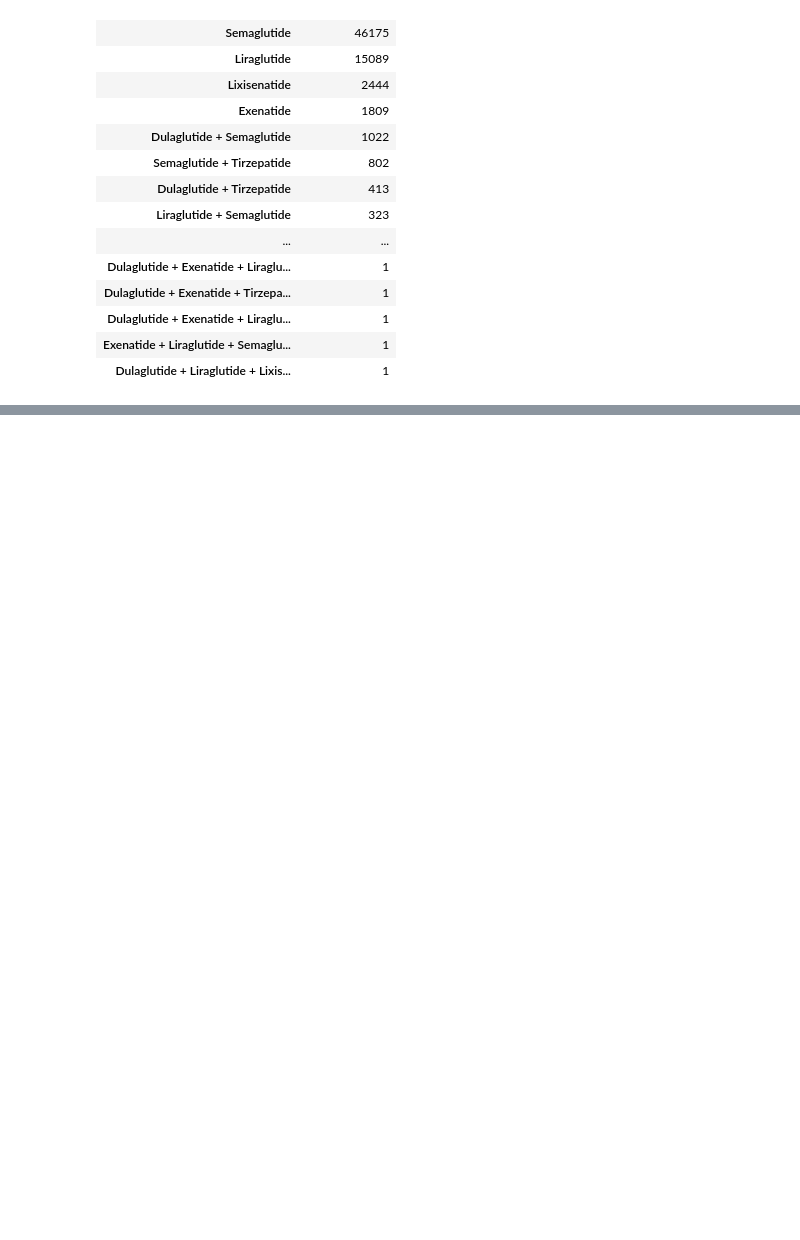
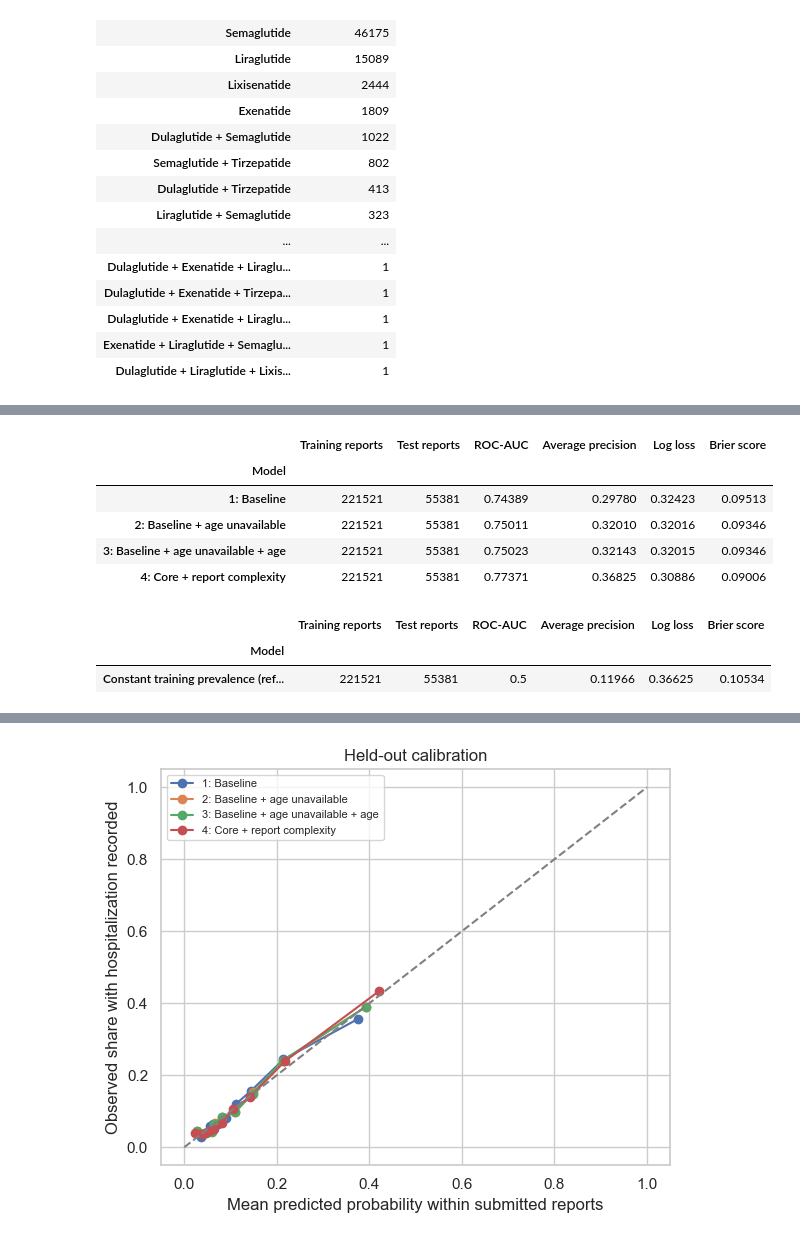
Before and after one commit to SavannaCabrera8796/DS5003_Group_5_Project, a Jupyter notebook: Group 5 Class Project Code.ipynb, the cells around one changed output, grey strips where cells are left out. Drawn from its saved outputs; the diff is of its cells as text; code cells hidden in the pictures; blank space fills up the shorter version.

Commit message:
Complete hospitalization models and medication-use analysis

```diff
--- a/Group 5 Class Project Code.ipynb
+++ b/Group 5 Class Project Code.ipynb
@@ -980,0 +957,70 @@ Optimization terminated successfully.
+# %%
+# Fit the other specifications on exactly the same training reports.
+model_specs = {
+    "1: Baseline": baseline_formula,
+    "2: Baseline + age unavailable": baseline_formula + " + age_missing",
+    "3: Baseline + age unavailable + age": core_formula,
+    "4: Core + report complexity": core_formula + " + log_n_reactions + log_n_drugs"
+}
+models, test_predictions, results = {}, {}, []
+y_test = lr_test["hospitalized"].astype(int)
+
+def evaluate(name, probabilities, n_train):
+    probabilities = np.asarray(probabilities, dtype=float)
+    assert len(probabilities) == len(y_test)
+    assert np.isfinite(probabilities).all()
+    assert ((probabilities >= 0) & (probabilities <= 1)).all()
+    test_predictions[name] = probabilities
+    results.append({
+        "Model": name, "Training reports": n_train, "Test reports": len(y_test),
+        "ROC-AUC": roc_auc_score(y_test, probabilities),
+        "Average precision": average_precision_score(y_test, probabilities),
+        "Log loss": log_loss(y_test, probabilities, labels=[0, 1]),
+        "Brier score": brier_score_loss(y_test, probabilities)
+    })
+
+for name, formula in model_specs.items():
+    fitted = core_model if formula == core_formula else smf.logit(
+        formula, data=lr_train, missing="raise"
+    ).fit(disp=False, maxiter=200)
+    assert fitted.mle_retvals["converged"], f"Did not converge: {name}"
+    assert int(fitted.nobs) == len(lr_train), f"Reports were dropped: {name}"
+    assert np.isfinite(fitted.params).all() and np.isfinite(fitted.bse).all()
+    models[name] = fitted
+    evaluate(name, fitted.predict(lr_test), int(fitted.nobs))
+
+# Retain familiar names from the original modeling cells.
+no_age_model, missing_only_model, full_model, extended_model = models.values()
+full_pred = test_predictions["3: Baseline + age unavailable + age"]
+missing_pred = test_predictions["2: Baseline + age unavailable"]
+no_age_pred = test_predictions["1: Baseline"]
+comparison = pd.DataFrame(results).set_index("Model")
+print("Four models on the same held-out reports:")
+display(comparison.round(5))
+
+# Reference only: this is not a fifth fitted model.
+evaluate("Constant training prevalence (reference)",
+         np.repeat(lr_train["hospitalized"].mean(), len(y_test)), len(lr_train))
+display(pd.DataFrame(results[-1:]).set_index("Model").round(5))
+
+# Inspect whether adding report complexity changes the core associations.
+association_comparison = pd.concat({
+    "Core": odds_ratio_table(core_model),
+    "Extended": odds_ratio_table(extended_model)
+}, axis=1)
+display(association_comparison.round(4))
+
+fig, ax = plt.subplots(figsize=(6, 5))
+for name in model_specs:
+    observed, predicted = calibration_curve(
+        y_test, test_predictions[name], n_bins=10, strategy="quantile"
+    )
+    ax.plot(predicted, observed, marker="o", label=name)
+ax.plot([0, 1], [0, 1], linestyle="--", color="gray")
+ax.set(xlabel="Mean predicted probability within submitted reports",
+       ylabel="Observed share with hospitalization recorded",
+       title="Held-out calibration")
+ax.legend(fontsize=8)
+plt.tight_layout()
+plt.show()
+# %% [output]
@@ -980,0 +1028,9 @@ Optimization terminated successfully.
+|  | Training reports | Test reports | ROC-AUC | Average precision | Log loss | Brier score |
+| Model |  |  |  |  |  |  |
+| 1: Baseline | 221521 | 55381 | 0.74389 | 0.29780 | 0.32423 | 0.09513 |
+| 2: Baseline + age unavailable | 221521 | 55381 | 0.75011 | 0.32010 | 0.32016 | 0.09346 |
+| 3: Baseline + age unavailable + age | 221521 | 55381 | 0.75023 | 0.32143 | 0.32015 | 0.09346 |
+| 4: Core + report complexity | 221521 | 55381 | 0.77371 | 0.36825 | 0.30886 | 0.09006 |
+|  | Training reports | Test reports | ROC-AUC | Average precision | Log loss | Brier score |
+| Model |  |  |  |  |  |  |
+| Constant training prevalence (ref... | 221521 | 55381 | 0.5 | 0.11966 | 0.36625 | 0.10534 |
@@ -980,0 +1055 @@ Optimization terminated successfully.
+[figure, added]
```
Also changed, not shown: parts of 36 cells of this notebook.
